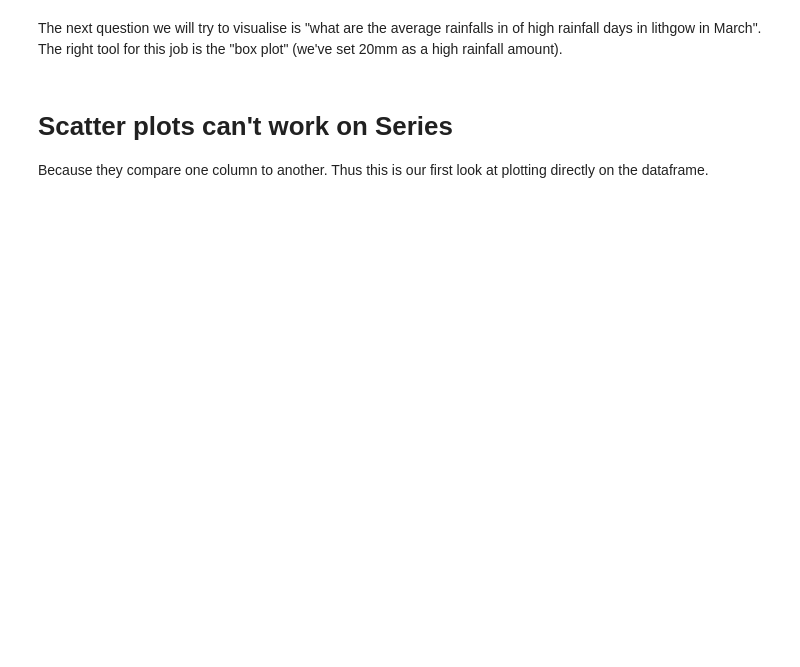
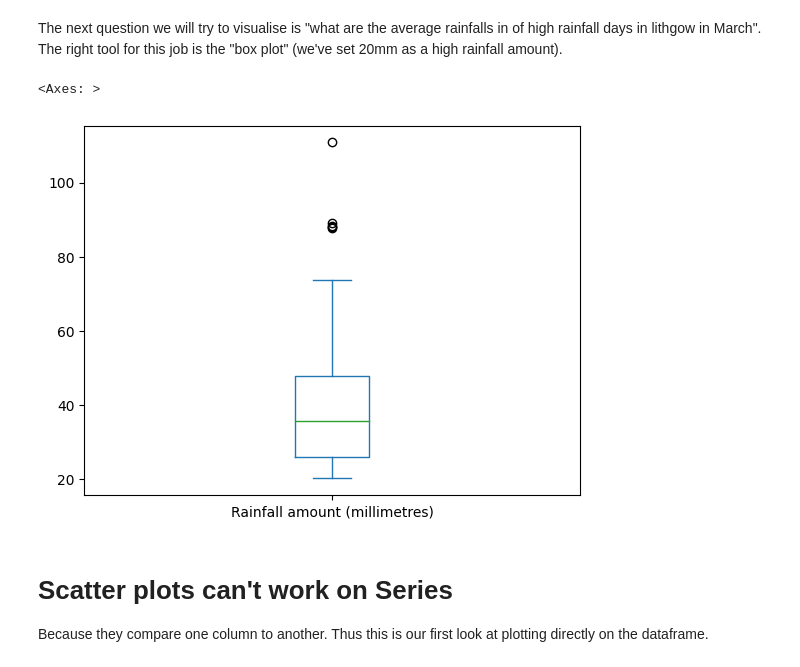
Before and after one commit to Institute-of-Applied-Technology/IATD-Python-Data, a Jupyter notebook: 5_c_other_plots.ipynb, the cells around one changed output. Drawn from its saved outputs; the diff is of its cells as text; code cells hidden in the pictures; blank space fills up the shorter version.

```diff
--- a/5_c_other_plots.ipynb
+++ b/5_c_other_plots.ipynb
@@ -2,9 +2,18 @@
 
 The next question we will try to visualise is "what are the average rainfalls in of high rainfall days in lithgow in March".  The right tool for this job is the "box plot" (we've set 20mm as a high rainfall amount).
 # %%
+import pandas as pd
+
+rainfall = pd.read_csv("data/rainfall/IDCJAC0009_063292_1800_Data.csv")
+choose_2022 = rainfall["Year"] == 2022
+amount_2022 = rainfall[choose_2022]["Rainfall amount (millimetres)"]
+
 march = rainfall["Month"] == 3
 high_rainfall_day = rainfall["Rainfall amount (millimetres)"] > 20
 rainfall[ march & high_rainfall_day]["Rainfall amount (millimetres)"].plot(kind="box")
+# %% [output]
+<Axes: >
+[figure, added]
 # %% [markdown]
 # Scatter plots can't work on Series
 
```
Also changed, not shown: parts of 6 cells of this notebook, 2 other files.
